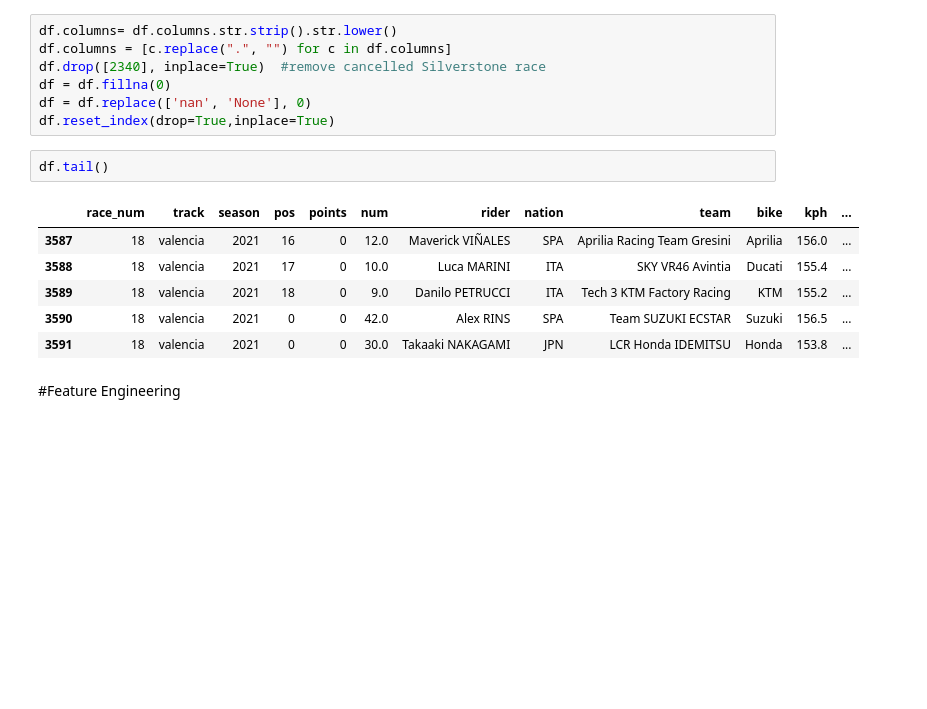
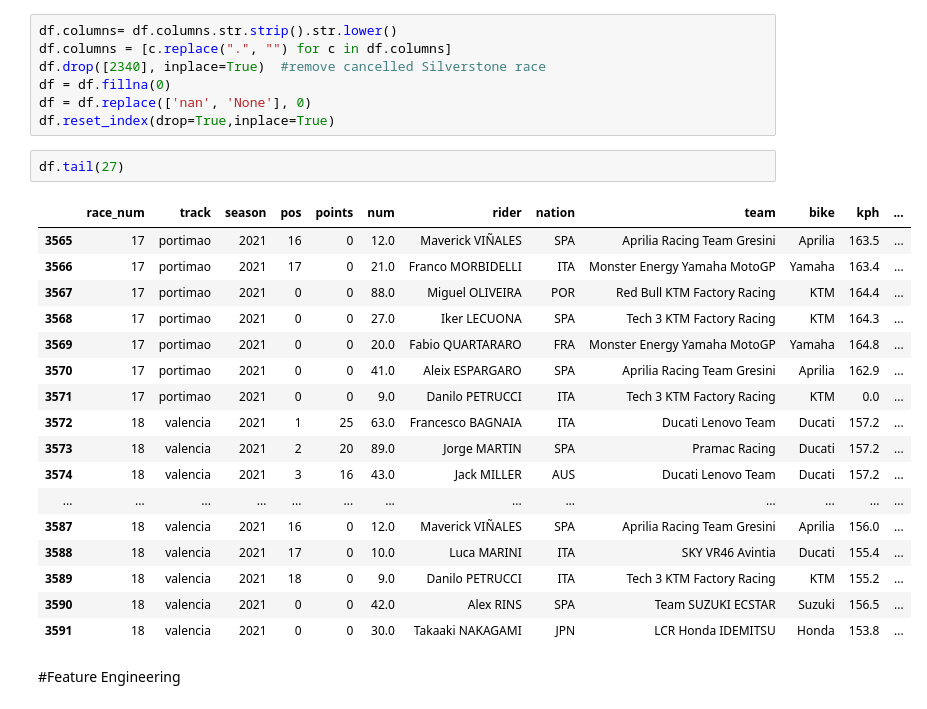
Before and after one commit to jimtoberfest/MotoGP_PowerRankings, a Jupyter notebook: MotoGP_MultiELO_1.ipynb, the cells around one changed output. Cells and saved outputs as stored; diff of their text form; blank space fills up the shorter version.

```diff
--- a/MotoGP_MultiELO_1.ipynb
+++ b/MotoGP_MultiELO_1.ipynb
@@ -70,9 +77,20 @@ df = df.fillna(0)
 df = df.replace(['nan', 'None'], 0)
 df.reset_index(drop=True,inplace=True)
 # %%
-df.tail()
+df.tail(27)
 # %% [output]
 |  | race_num | track | season | pos | points | num | rider | nation | team | bike | kph | ... |
+| 3565 | 17 | portimao | 2021 | 16 | 0 | 12.0 | Maverick VIÑALES | SPA | Aprilia Racing Team Gresini | Aprilia | 163.5 | ... |
+| 3566 | 17 | portimao | 2021 | 17 | 0 | 21.0 | Franco MORBIDELLI | ITA | Monster Energy Yamaha MotoGP | Yamaha | 163.4 | ... |
+| 3567 | 17 | portimao | 2021 | 0 | 0 | 88.0 | Miguel OLIVEIRA | POR | Red Bull KTM Factory Racing | KTM | 164.4 | ... |
+| 3568 | 17 | portimao | 2021 | 0 | 0 | 27.0 | Iker LECUONA | SPA | Tech 3 KTM Factory Racing | KTM | 164.3 | ... |
+| 3569 | 17 | portimao | 2021 | 0 | 0 | 20.0 | Fabio QUARTARARO | FRA | Monster Energy Yamaha MotoGP | Yamaha | 164.8 | ... |
+| 3570 | 17 | portimao | 2021 | 0 | 0 | 41.0 | Aleix ESPARGARO | SPA | Aprilia Racing Team Gresini | Aprilia | 162.9 | ... |
+| 3571 | 17 | portimao | 2021 | 0 | 0 | 9.0 | Danilo PETRUCCI | ITA | Tech 3 KTM Factory Racing | KTM | 0.0 | ... |
+| 3572 | 18 | valencia | 2021 | 1 | 25 | 63.0 | Francesco BAGNAIA | ITA | Ducati Lenovo Team | Ducati | 157.2 | ... |
+| 3573 | 18 | valencia | 2021 | 2 | 20 | 89.0 | Jorge MARTIN | SPA | Pramac Racing | Ducati | 157.2 | ... |
+| 3574 | 18 | valencia | 2021 | 3 | 16 | 43.0 | Jack MILLER | AUS | Ducati Lenovo Team | Ducati | 157.2 | ... |
+| ... | ... | ... | ... | ... | ... | ... | ... | ... | ... | ... | ... | ... |
 | 3587 | 18 | valencia | 2021 | 16 | 0 | 12.0 | Maverick VIÑALES | SPA | Aprilia Racing Team Gresini | Aprilia | 156.0 | ... |
 | 3588 | 18 | valencia | 2021 | 17 | 0 | 10.0 | Luca MARINI | ITA | SKY VR46 Avintia | Ducati | 155.4 | ... |
 | 3589 | 18 | valencia | 2021 | 18 | 0 | 9.0 | Danilo PETRUCCI | ITA | Tech 3 KTM Factory Racing | KTM | 155.2 | ... |
```
Also changed, not shown: parts of 25 cells of this notebook.
